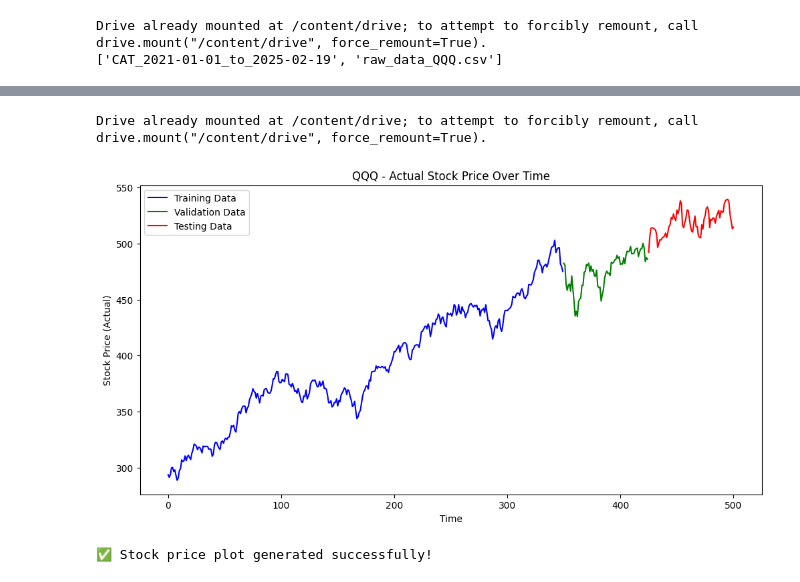
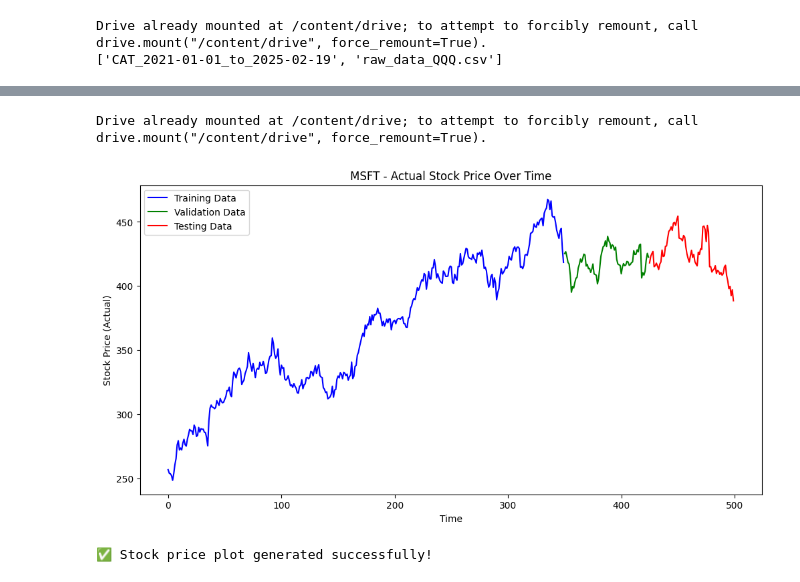
Before and after one commit to NathanDietrich/Artificial-Intelligence-and-Machine-Learning-portfolio, a Jupyter notebook: DataCollectionFixed.ipynb, the cells around one changed output, grey strips where cells are left out. Cells and saved outputs as stored; diff of their text form; code cells hidden in the pictures.

```diff
--- a/DataCollectionFixed.ipynb
+++ b/DataCollectionFixed.ipynb
@@ -750,7 +763,7 @@ from google.colab import drive
 drive.mount('/content/drive')
 
 # 2. Define your ticker folder path (replace "QQQ" with your stock ticker folder)
-stock_ticker = "QQQ"
+stock_ticker = "MSFT"
 base_path = "/content/drive/MyDrive/stocks"
 stock_path = os.path.join(base_path, stock_ticker)
 
@@ -773,32 +786,32 @@ y_test  = y_test.reshape(-1, 1)
 
 # 6. Inverse transform the target values to get actual prices
 y_train_unscaled = scaler_y.inverse_transform(y_train)
 y_val_unscaled   = scaler_y.inverse_transform(y_val)
 y_test_unscaled  = scaler_y.inverse_transform(y_test)
 
 # 7. Plot the actual stock prices over time
 plt.figure(figsize=(12,6))
 
 # Plot training data
 plt.plot(y_train_unscaled, label="Training Data", color="blue")
 
 # Plot validation data (shifted forward by len(y_train_unscaled))
 plt.plot(range(len(y_train_unscaled), len(y_train_unscaled) + len(y_val_unscaled)),
          y_val_unscaled, label="Validation Data", color="green")
 
 # Plot testing data (shifted forward by len(y_train_unscaled) + len(y_val_unscaled))
 plt.plot(range(len(y_train_unscaled) + len(y_val_unscaled),
                len(y_train_unscaled) + len(y_val_unscaled) + len(y_test_unscaled)),
          y_test_unscaled, label="Testing Data", color="red")
 
 plt.xlabel("Time")
 plt.ylabel("Stock Price (Actual)")
 plt.title(f"{stock_ticker} - Actual Stock Price Over Time")
 plt.legend()
 plt.show()
 
 print("✅ Stock price plot generated successfully!")
 # %% [output]
 Drive already mounted at /content/drive; to attempt to forcibly remount, call drive.mount("/content/drive", force_remount=True).
-[figure, old version]
+[figure, new version]
 ✅ Stock price plot generated successfully!
```
Also changed, not shown: parts of 4 cells of this notebook.
